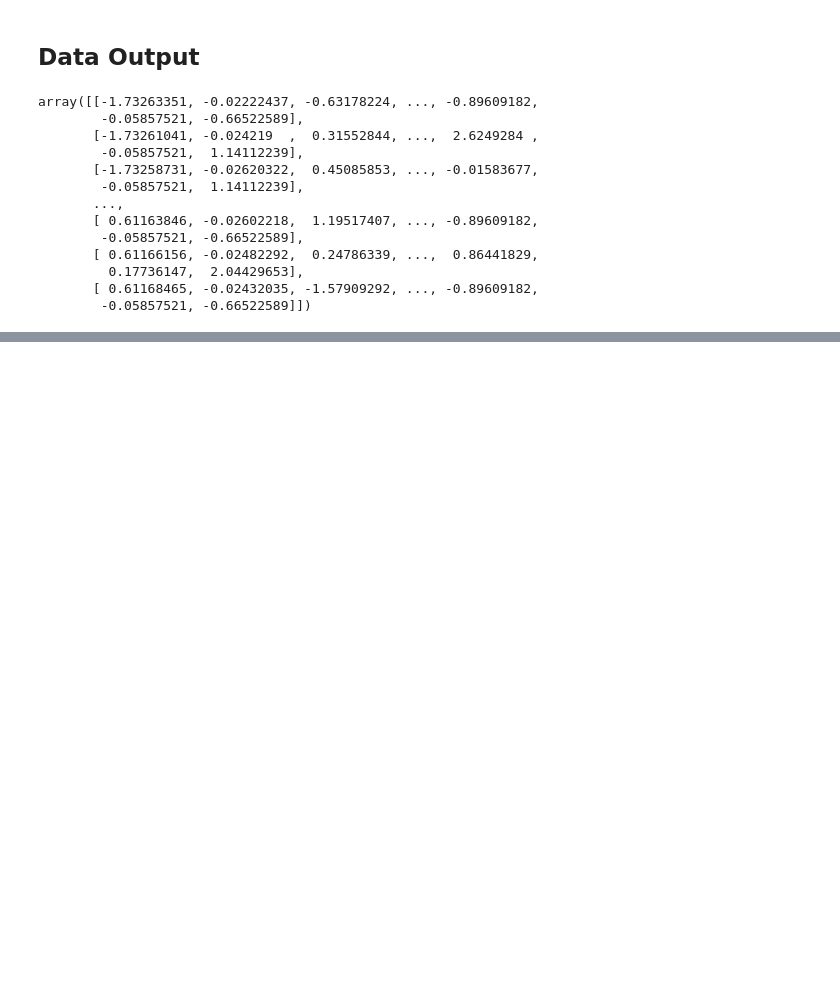
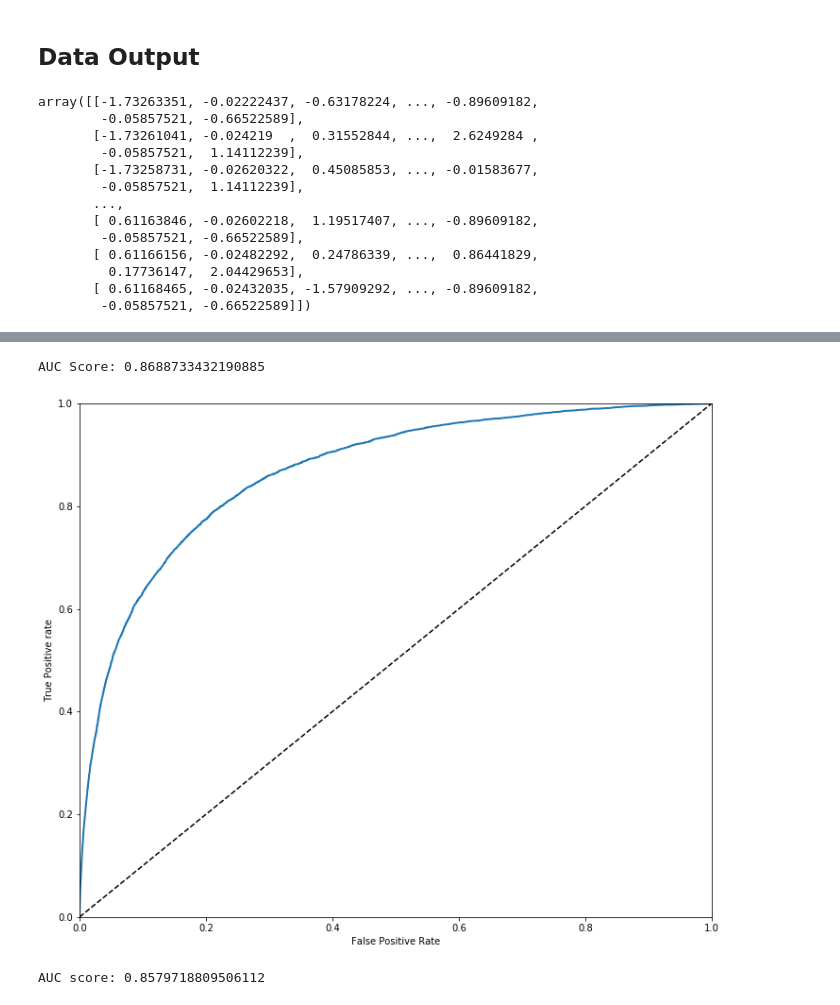
Before and after one commit to iamNCJ/Give-Me-Some-Credit, a Jupyter notebook: model.ipynb, the cells around one changed output, grey strips where cells are left out. Saved outputs shown, nothing was run; the diff lists cells and outputs as text; code cells hidden in the pictures; blank space fills up the shorter version.

```diff
--- a/model.ipynb
+++ b/model.ipynb
@@ -273,0 +277,19 @@ submission.to_csv('submission.csv', index=False)
+# %%
+from sklearn.tree import DecisionTreeClassifier
+base_estimator = DecisionTreeClassifier(max_depth=4, random_state=0)
+gbc_clf = sklearn.ensemble.AdaBoostClassifier(base_estimator=base_estimator, n_estimators=32,
+                         random_state=0, learning_rate=0.1)
+gbc_clf.fit(X_train, y_train)
+gbc_clf_scores = gbc_clf.predict_proba(X_train)[:, 1]
+fpr_gbc, tpr_gbc, thres_gbc = roc_curve(y_train, gbc_clf_scores)
+plot_roc_curve(fpr_gbc, tpr_gbc)
+print ('AUC Score:', roc_auc_score(y_train, gbc_clf_scores))
+# %% [output]
+AUC Score: 0.8688733432190885
+[figure, added]
+# %%
+gbc_val_proba = gbc_clf.predict_proba(X_test)
+gbc_val_scores = gbc_val_proba[:, 1]
+print ('AUC score:', roc_auc_score(y_test, gbc_val_scores))
+# %% [output]
+AUC score: 0.8579718809506112
```
Also changed, not shown: parts of 4 cells of this notebook, 1 other file.
